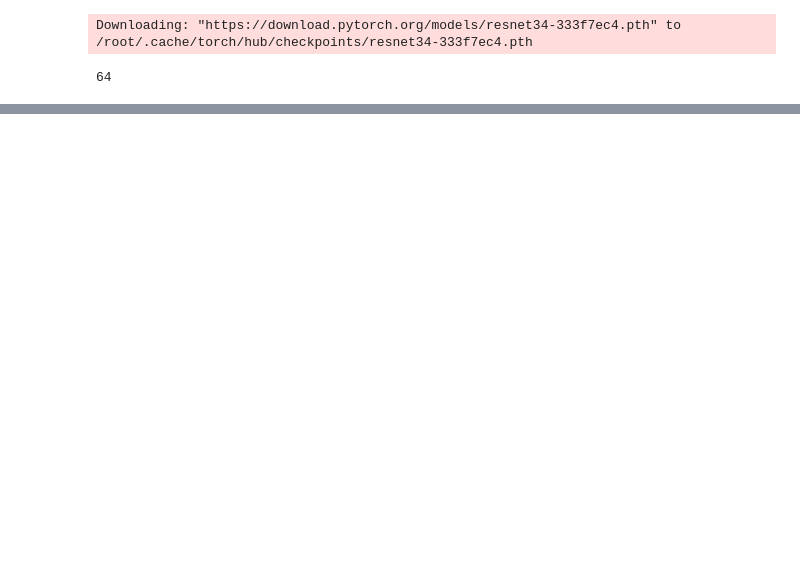
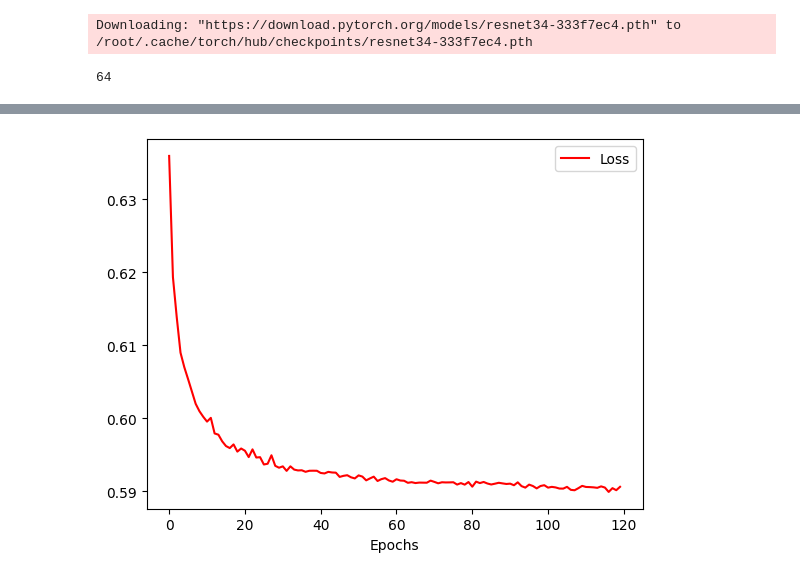
Before and after one commit to Pytyeee/ml-project-2-pytyeee, a Jupyter notebook: notebooks/unet_valid.ipynb, the cells around one changed output, grey strips where cells are left out. Cells and saved outputs as stored; diff of their text form; code cells hidden in the pictures; blank space fills up the shorter version.

```diff
--- a/notebooks/unet_valid.ipynb
+++ b/notebooks/unet_valid.ipynb
@@ -223 +224,9 @@ plt.show()
+# %%
+time_axis = np.arange(len(losses))
+plt.plot(time_axis, losses, label='Loss', color='red')
+plt.xlabel('Epochs')
+plt.legend()
+plt.show()
+# %% [output]
+[figure, added]
 # %%
```
Also changed, not shown: parts of 9 cells of this notebook.
